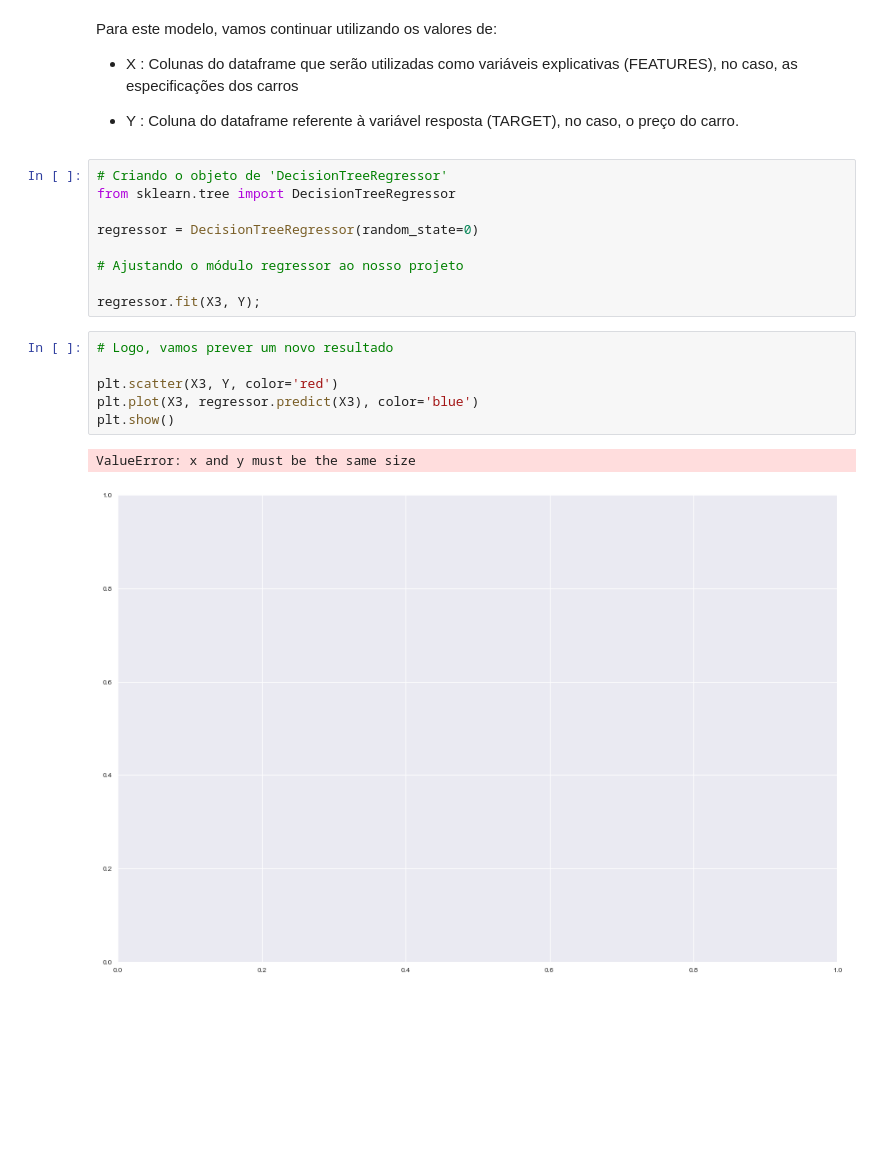
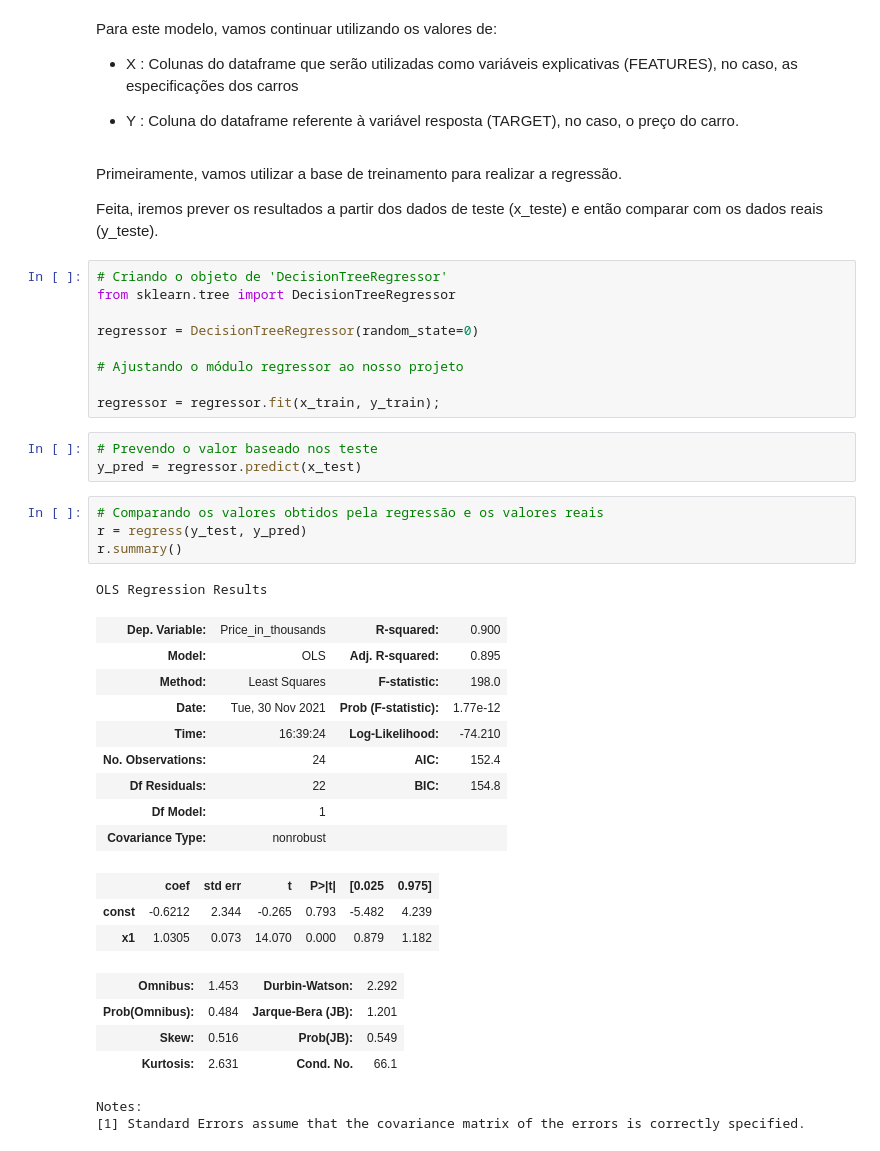
Before and after one commit to Diegobdm/PROJETO_2-CDados_2021.2, a Jupyter notebook: nomear.ipynb, the cells around one changed output. Cells and saved outputs as stored; diff of their text form; blank space fills up the shorter version.

```diff
--- a/nomear.ipynb
+++ b/nomear.ipynb
@@ -651,6 +674,10 @@ Para este modelo, vamos continuar utilizando os valores de:
 - X : Colunas do dataframe que serão utilizadas como variáveis explicativas (FEATURES), no caso, as especificações dos carros
 
 - Y : Coluna do dataframe referente à variável resposta (TARGET), no caso, o preço do carro.
+# %% [markdown]
+Primeiramente, vamos utilizar a base de treinamento para realizar a regressão.
+
+Feita, iremos prever os resultados a partir dos dados de teste (x_teste) e então comparar com os dados reais (y_teste).
 # %%
 # Criando o objeto de 'DecisionTreeRegressor'
 from sklearn.tree import DecisionTreeRegressor
@@ -659,13 +686,31 @@ regressor = DecisionTreeRegressor(random_state=0)
 
 # Ajustando o módulo regressor ao nosso projeto
 
-regressor.fit(X3, Y);
+regressor = regressor.fit(x_train, y_train);
-# %%
-# Logo, vamos prever um novo resultado
-
-plt.scatter(X3, Y, color='red')
-plt.plot(X3, regressor.predict(X3), color='blue')
-plt.show()
-# %% [output]
-ValueError: x and y must be the same size
-[figure, removed]
+# %%
+# Prevendo o valor baseado nos teste
+y_pred = regressor.predict(x_test)
+# %%
+# Comparando os valores obtidos pela regressão e os valores reais
+r = regress(y_test, y_pred)
+r.summary()
+# %% [output]
+OLS Regression Results
+| Dep. Variable: | Price_in_thousands | R-squared: | 0.900 |
+| Model: | OLS | Adj. R-squared: | 0.895 |
+| Method: | Least Squares | F-statistic: | 198.0 |
+| Date: | Tue, 30 Nov 2021 | Prob (F-statistic): | 1.77e-12 |
+| Time: | 16:39:24 | Log-Likelihood: | -74.210 |
+| No. Observations: | 24 | AIC: | 152.4 |
+| Df Residuals: | 22 | BIC: | 154.8 |
+| Df Model: | 1 |  |  |
+| Covariance Type: | nonrobust |  |  |
+|  | coef | std err | t | P>|t| | [0.025 | 0.975] |
+| const | -0.6212 | 2.344 | -0.265 | 0.793 | -5.482 | 4.239 |
+| x1 | 1.0305 | 0.073 | 14.070 | 0.000 | 0.879 | 1.182 |
+| Omnibus: | 1.453 | Durbin-Watson: | 2.292 |
+| Prob(Omnibus): | 0.484 | Jarque-Bera (JB): | 1.201 |
+| Skew: | 0.516 | Prob(JB): | 0.549 |
+| Kurtosis: | 2.631 | Cond. No. | 66.1 |
+Notes:
+[1] Standard Errors assume that the covariance matrix of the errors is correctly specified.
```
Also changed, not shown: parts of 7 cells of this notebook, 1 other file.
